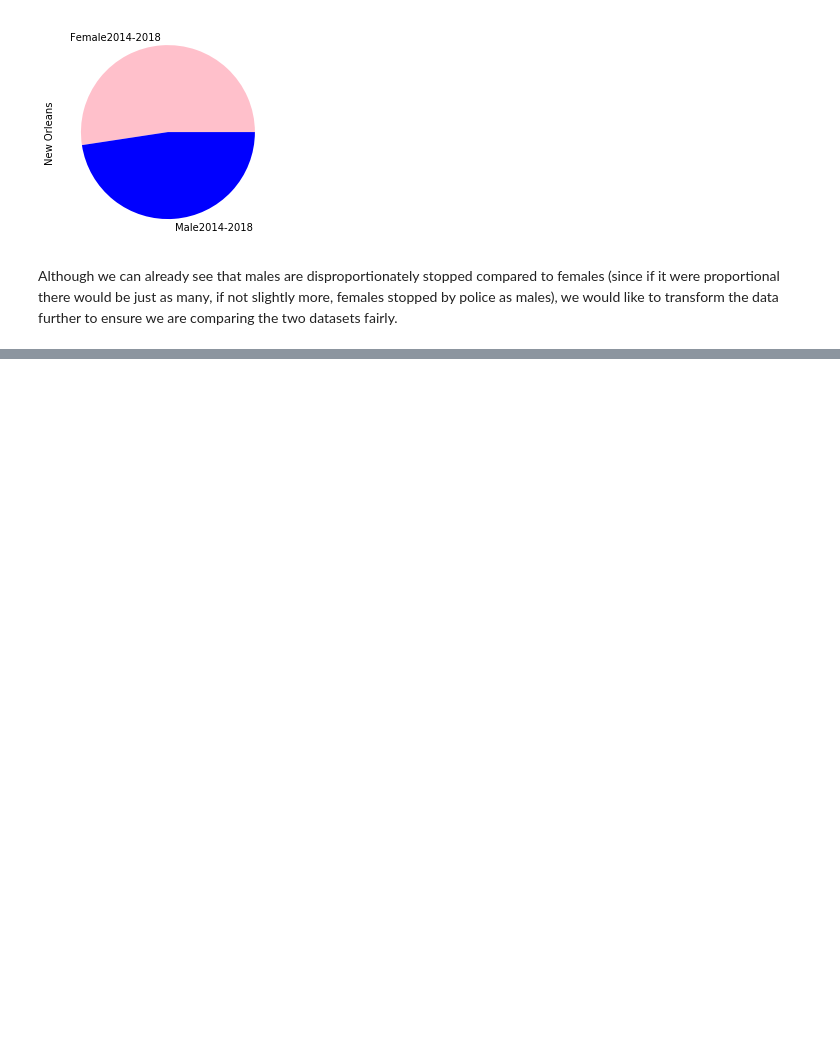
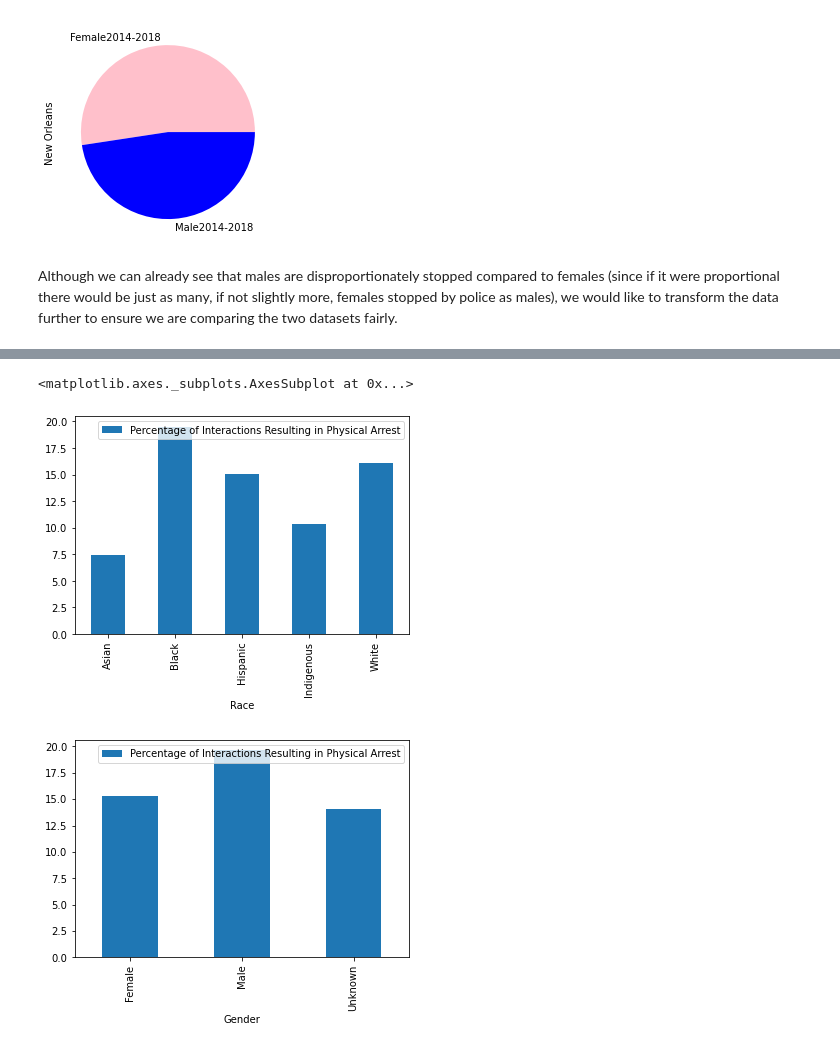
Before and after one commit to Icasas101/FinalDSTutorial, a Jupyter notebook: Final DS Tutorial.ipynb, the cells around one changed output, grey strips where cells are left out. Saved outputs shown, nothing was run; the diff lists cells and outputs as text; code cells hidden in the pictures; blank space fills up the shorter version.

```diff
--- a/Final DS Tutorial.ipynb
+++ b/Final DS Tutorial.ipynb
@@ -461,0 +564,45 @@ verbalWarningGenderDf.plot.bar()
+# %%
+arrestAmer = arrestAsian = arrestBlack = arrestHispanic = arrestWhite = arrestFemale = arrestMale = arrestUnknown = 0
+
+for index, row in df.iterrows():
+    if (row["StopResults"] == "Physical Arrest"):
+        if (row['SubjectRace'] == "AMER. IND."):
+            arrestAmer += 1
+        elif (row['SubjectRace'] == "ASIAN"):
+            arrestAsian += 1
+        elif (row['SubjectRace'] == "BLACK"):
+            arrestBlack += 1
+        elif (row['SubjectRace'] == "HISPANIC"):
+            arrestHispanic += 1
+        elif (row['SubjectRace'] == "WHITE"):
+            arrestWhite += 1
+        if (row['SubjectGender'] == "FEMALE"):
+            arrestFemale += 1
+        if (row['SubjectGender'] == "MALE"):
+            arrestMale += 1
+        if (row['SubjectGender'] == "Unknown"):
+            arrestUnknown += 1
+
+arrestAmerPer = (arrestAmer / amerCount) * 100
+arrestAsianPer = (arrestAsian / asianCount) * 100
+arrestBlackPer = (arrestBlack / blackCount) * 100
+arrestHispanicPer = (arrestHispanic / hispanicCount) * 100
+arrestWhitePer = (arrestWhite / whiteCount) * 100
+
+arrestFemalePer = (arrestFemale / df['SubjectGender'].value_counts()["FEMALE"]) * 100
+arrestMalePer = (arrestMale / df['SubjectGender'].value_counts()["MALE"]) * 100
+arrestUnknownPer = (arrestUnknown / df['SubjectGender'].value_counts()["Unknown"]) * 100
+
+arrestPerDict = {"Race": ["Asian", "Black", "Hispanic", "Indigenous", "White"], "Percentage of Interactions Resulting in Physical Arrest": [arrestAsianPer, arrestBlackPer, arrestHispanicPer, arrestAmerPer, arrestWhitePer]}
+arrestPerDictGender = {"Gender": ["Female", "Male", "Unknown"], "Percentage of Interactions Resulting in Physical Arrest": [arrestFemalePer, arrestMalePer, arrestUnknownPer]}
+
+arrestRaceDf = pd.DataFrame(arrestPerDict).set_index('Race')
+arrestGenderDf = pd.DataFrame(arrestPerDictGender).set_index('Gender')
+
+
+arrestRaceDf.plot.bar()
+arrestGenderDf.plot.bar()
+# %% [output]
+<matplotlib.axes._subplots.AxesSubplot at 0x...>
+[figure, added]
+[figure, added]
```
Also changed, not shown: parts of 16 cells of this notebook.
